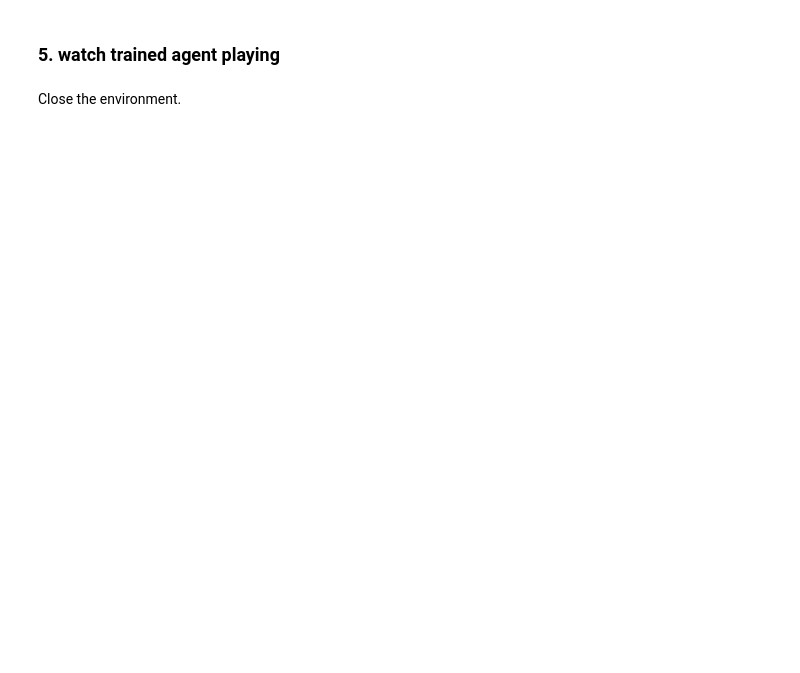
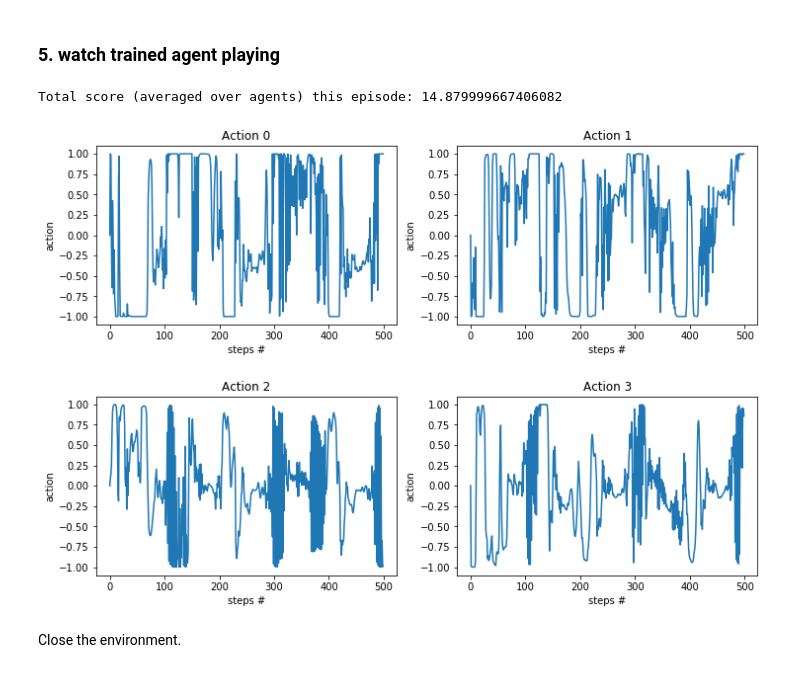
Before and after one commit to AdrianTrachte/udacity-drlnd-p2_continuous-control, a Jupyter notebook: Continuous_Control.ipynb, the cells around one changed output. Drawn from its saved outputs; the diff is of its cells as text; code cells hidden in the pictures; blank space fills up the shorter version.

```diff
--- a/Continuous_Control.ipynb
+++ b/Continuous_Control.ipynb
@@ -308,13 +318,13 @@ torch.save(checkpoint, './data/checkpoint_munetwork_target.pth')
 # %%
 # load from save
 agent = Agent(state_size, action_size, 1)        # initialize agent
-checkpoint = torch.load('./data/checkpoint_qnetwork_local_epsEnd1800_1.pth')
+checkpoint = torch.load('./data/trained_qnetwork_local.pth')
 agent.qnetwork_local.load_state_dict(checkpoint['state_dict'])
-checkpoint = torch.load('./data/checkpoint_qnetwork_target_epsEnd1800_1.pth')
+checkpoint = torch.load('./data/trained_qnetwork_target.pth')
 agent.qnetwork_target.load_state_dict(checkpoint['state_dict'])
-checkpoint = torch.load('./data/checkpoint_munetwork_local_epsEnd1800_1.pth')
+checkpoint = torch.load('./data/trained_munetwork_local.pth')
 agent.munetwork_local.load_state_dict(checkpoint['state_dict'])
-checkpoint = torch.load('./data/checkpoint_munetwork_target_epsEnd1800_1.pth')
+checkpoint = torch.load('./data/trained_munetwork_target.pth')
 agent.munetwork_target.load_state_dict(checkpoint['state_dict'])
 # %%
 env_info = env.reset(train_mode=False)[brain_name]     # reset the environment
@@ -335,3 +345,5 @@ for _ in range(1, 500):
     if np.any(dones):                                  # exit loop if episode finished
         break
 print('Total score (averaged over agents) this episode: {}'.format(np.mean(scores)))
+# %% [output]
+Total score (averaged over agents) this episode: 14.879999667406082
@@ -342,3 +350,15 @@ plt.show()
+# %%
+fig = plt.figure(figsize=(12,8))
+fig.subplots_adjust(hspace=.4)
+for i in range(4):
+    plt.subplot(2,2,i+1)
+    plt.plot(all_actions[:,i])
+    plt.title('Action {}'.format(i))
+    plt.xlabel('steps #')
+    plt.ylabel('action')
+plt.show()
+# %% [output]
+[figure, added]
 # %% [markdown]
 Close the environment.
 # %%
```
Also changed, not shown: parts of 7 cells of this notebook, 5 other files.
